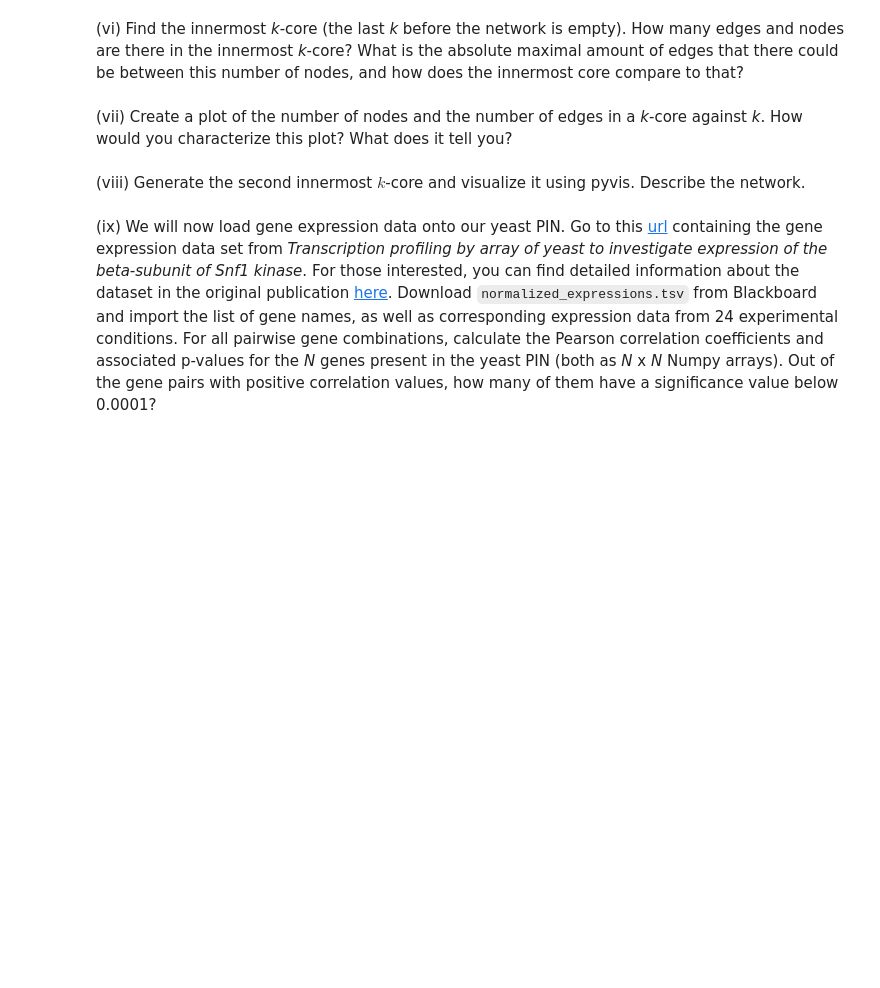
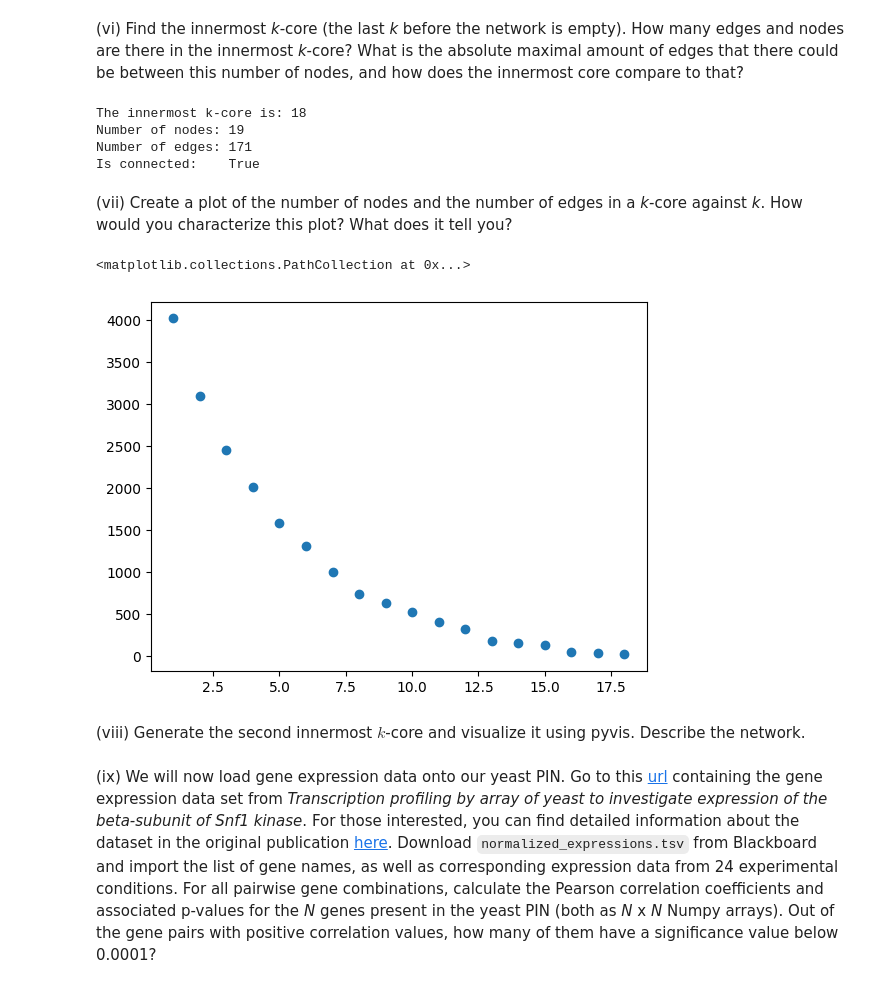
Before and after one commit to mkl061/TBT4165, a Jupyter notebook: project2/project_2.ipynb, the cells around one changed output. Saved outputs shown, nothing was run; the diff lists cells and outputs as text; code cells hidden in the pictures; blank space fills up the shorter version.

```diff
--- a/project2/project_2.ipynb
+++ b/project2/project_2.ipynb
@@ -100,6 +200,30 @@ while number of edges is 68704
 # %% [markdown]
 (vi)  Find the innermost *k*-core (the last *k* before the network is empty). How many edges and nodes are there in the innermost *k*-core? What is the absolute maximal amount of edges that there could be between this number of nodes, and how does the innermost core compare to that?
+# %%
+current_k = 0
+g = l_comp.copy()
+while nx.number_of_nodes(g) > 0:
+    current_k += 1
+    g = nx.k_core(g, k=current_k)
+innermost_k_core = current_k-1
+
+print(f"The innermost k-core is: {innermost_k_core}")
+
+graph_info(nx.k_core(l_comp.copy(), k=innermost_k_core))
+# %% [output]
+The innermost k-core is: 18
+Number of nodes: 19
+Number of edges: 171
+Is connected:    True
 # %% [markdown]
 (vii) Create a plot of the number of nodes and the number of edges in a *k*-core against *k*. How would you characterize this plot? What does it tell you?
+# %%
+y = [nx.number_of_nodes(nx.k_core(l_comp.copy(), k=k_)) for k_ in range(1, innermost_k_core+1)]
+x = range(1, innermost_k_core+1)
+# %%
+plt.scatter(x, y)
+# %% [output]
+<matplotlib.collections.PathCollection at 0x...>
+[figure, added]
 # %% [markdown]
 (viii) Generate the second innermost $k$-core and visualize it using pyvis. Describe the network.
```
Also changed, not shown: parts of 10 cells of this notebook, 1 other file.
